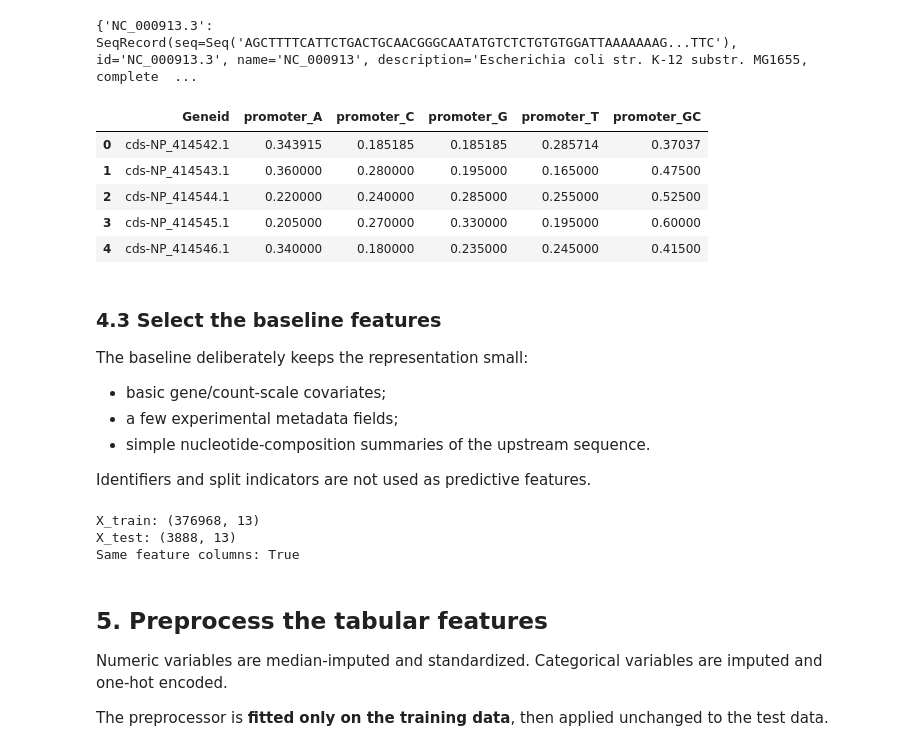
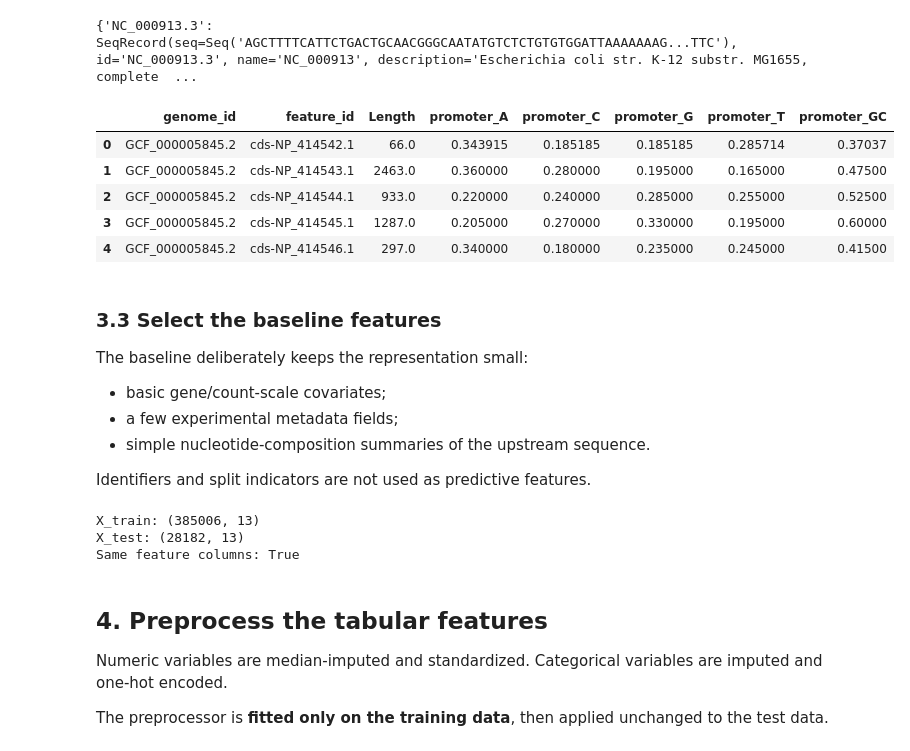
Before and after one commit to EricCalvoGarcia/codabench_virtual_bacteria, a Jupyter notebook: gene_expression_getting_started.ipynb, the cells around one changed output. Saved outputs shown, nothing was run; the diff lists cells and outputs as text; code cells hidden in the pictures.

```diff
--- a/gene_expression_getting_started.ipynb
+++ b/gene_expression_getting_started.ipynb
@@ -216,7 +212,7 @@ Note also that this baseline extracts features from the upstream/promoter region
 
 from Bio import SeqIO
 
-genome_path = "genomes/GCA_000005845.2.gb"
+genome_path = ROOT.parent / "genomes" / f"{ECOLI_GENOME}.gbff"
 
 records = {
     record.id: record
@@ -365,58 +361,43 @@ def sequence_features(seq):
         "promoter_GC": (seq.count("G") + seq.count("C")) / n,
     }
 # %%
-gene_columns = ["Geneid", "Chr", "Start", "End", "Strand"]
-
-genes = (
-    pd.concat([
-        train[gene_columns],
-        test[gene_columns],
-    ])
-    .drop_duplicates("Geneid")
-    .copy()
+gene_keys = ["genome_id", "feature_id"]
+genes = pd.read_csv(
+    ROOT / "feature_annotation.csv",
+    usecols=gene_keys + ["Chr", "Start", "End", "Strand", "Length"],
 )
+genes = genes[genes["genome_id"] == ECOLI_GENOME].copy()
 # %%
-# Compute sequence features once per unique gene appearing in train or test.
-gene_columns = ["Geneid", "Chr", "Start", "End", "Strand"]
-
-genes = (
-    pd.concat([
-        train[gene_columns],
-        test[gene_columns],
-    ])
-    .drop_duplicates("Geneid")
-    .copy()
-)
-
+# Compute sequence features once per E. coli gene.
 genes["promoter_sequence"] = genes.apply(
     extract_upstream_sequence,
     axis=1,
     records=records,
 )
 
 seq_features = pd.DataFrame(
     genes["promoter_sequence"].apply(sequence_features).tolist(),
     index=genes.index,
 )
 
 genes = pd.concat(
-    [genes[["Geneid"]], seq_features],
+    [genes[gene_keys + ["Length"]], seq_features],
     axis=1,
 )
 
-train = train.merge(genes, on="Geneid", how="left")
-test = test.merge(genes, on="Geneid", how="left")
+train = train.merge(genes, on=gene_keys, how="left", validate="many_to_one")
+test = test.merge(genes, on=gene_keys, how="left", validate="many_to_one")
 
 genes.head()
 # %% [output]
-|  | Geneid | promoter_A | promoter_C | promoter_G | promoter_T | promoter_GC |
-| 0 | cds-NP_414542.1 | 0.343915 | 0.185185 | 0.185185 | 0.285714 | 0.37037 |
-| 1 | cds-NP_414543.1 | 0.360000 | 0.280000 | 0.195000 | 0.165000 | 0.47500 |
-| 2 | cds-NP_414544.1 | 0.220000 | 0.240000 | 0.285000 | 0.255000 | 0.52500 |
-| 3 | cds-NP_414545.1 | 0.205000 | 0.270000 | 0.330000 | 0.195000 | 0.60000 |
-| 4 | cds-NP_414546.1 | 0.340000 | 0.180000 | 0.235000 | 0.245000 | 0.41500 |
+|  | genome_id | feature_id | Length | promoter_A | promoter_C | promoter_G | promoter_T | promoter_GC |
+| 0 | GCF_000005845.2 | cds-NP_414542.1 | 66.0 | 0.343915 | 0.185185 | 0.185185 | 0.285714 | 0.37037 |
+| 1 | GCF_000005845.2 | cds-NP_414543.1 | 2463.0 | 0.360000 | 0.280000 | 0.195000 | 0.165000 | 0.47500 |
+| 2 | GCF_000005845.2 | cds-NP_414544.1 | 933.0 | 0.220000 | 0.240000 | 0.285000 | 0.255000 | 0.52500 |
+| 3 | GCF_000005845.2 | cds-NP_414545.1 | 1287.0 | 0.205000 | 0.270000 | 0.330000 | 0.195000 | 0.60000 |
+| 4 | GCF_000005845.2 | cds-NP_414546.1 | 297.0 | 0.340000 | 0.180000 | 0.235000 | 0.245000 | 0.41500 |
 # %% [markdown]
-### 4.3 Select the baseline features
+### 3.3 Select the baseline features
 
 The baseline deliberately keeps the representation small:
 
@@ -438,14 +419,14 @@ numeric_features = [
     "Length",
     "log_length_ratio",
     "log_size_factor",
-    "pH",
-    "Temperature (C)",
-    "Growth Rate (1/hr)",
+    "ph",
+    "temperature_celsius",
+    "od600",
 ] + genome_features
 
 categorical_features = [
-    "Base Media", # bacterial growth media
-    "Culture Type", # describes how bacteria were cultured
+    "medium_category", # family of bacterial growth media
+    "growth_mode", # describes how bacteria were cultured
 ]
 
 features = numeric_features + categorical_features
@@ -453,19 +434,19 @@ features = numeric_features + categorical_features
 X_train = train[features].copy()
 X_test = test[features].copy()
 
-y_train = train["counts"].to_numpy()
-y_test = test["counts"].to_numpy()
+y_train = train["readcount"].to_numpy()
+y_test = test["readcount"].to_numpy()
 
 print("X_train:", X_train.shape)
 print("X_test:", X_test.shape)
 print("Same feature columns:",
       X_train.columns.tolist() == X_test.columns.tolist())
 # %% [output]
-X_train: (376968, 13)
-X_test: (3888, 13)
+X_train: (385006, 13)
+X_test: (28182, 13)
 Same feature columns: True
 # %% [markdown]
-## 5. Preprocess the tabular features
+## 4. Preprocess the tabular features
 
 Numeric variables are median-imputed and standardized. Categorical variables are imputed and one-hot encoded.
 
```
Also changed, not shown: parts of 18 cells of this notebook.
